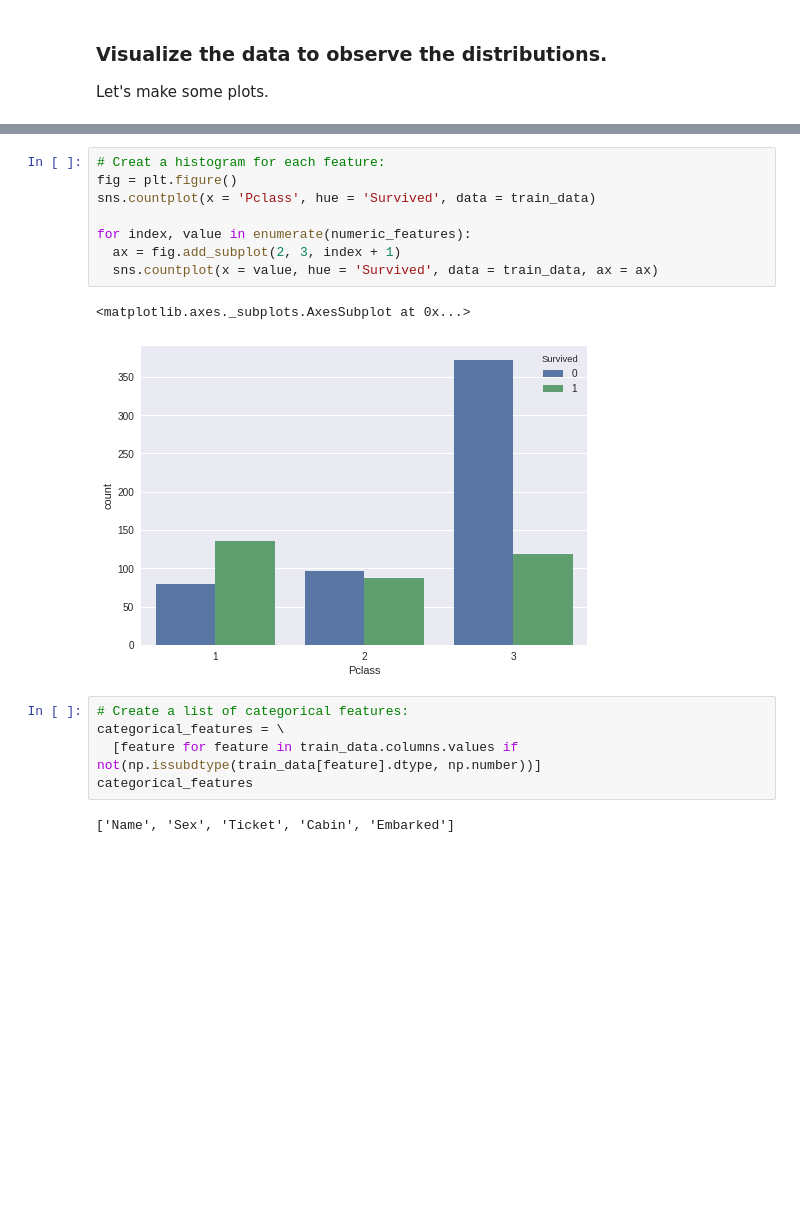
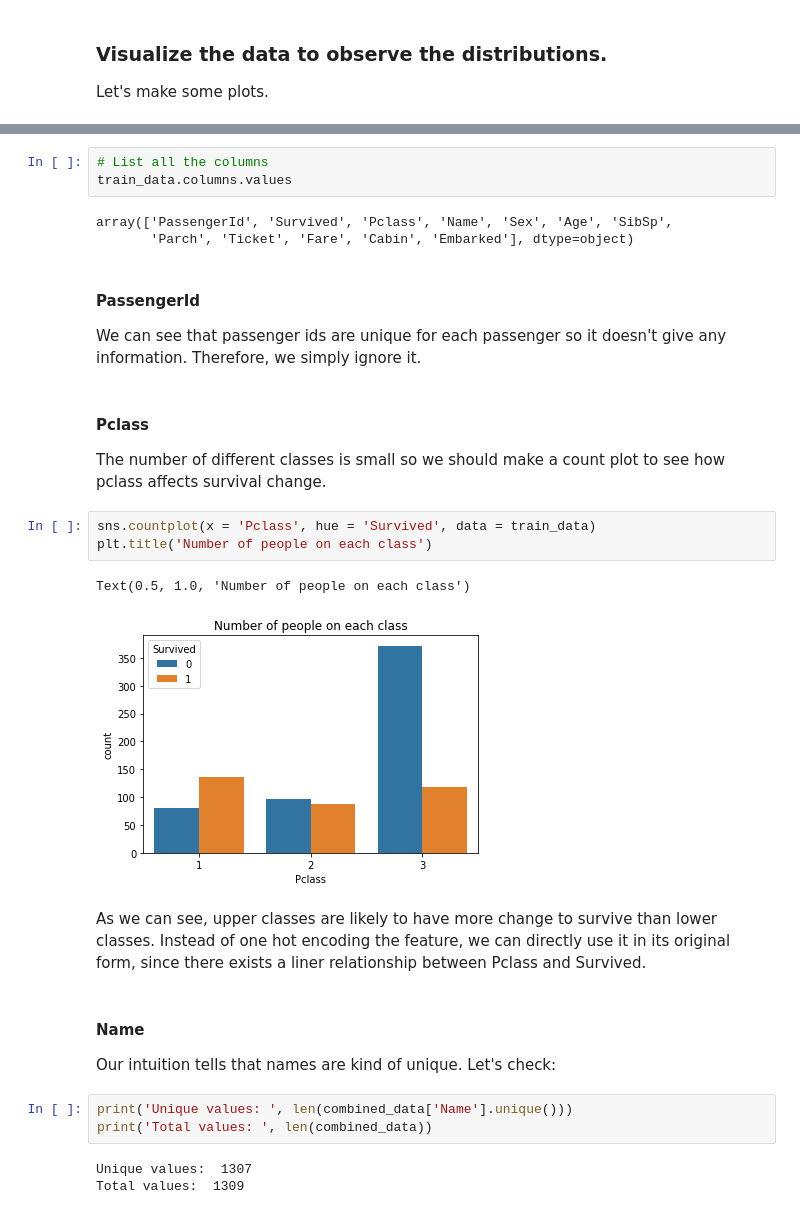
Before and after one commit to JATC1024/First-steps-into-Data-Science, a Jupyter notebook: Titanic.ipynb, the cells around one changed output, grey strips where cells are left out. Saved outputs shown, nothing was run; the diff lists cells and outputs as text; blank space fills up the shorter version.

```diff
--- a/Titanic.ipynb
+++ b/Titanic.ipynb
@@ -122,18 +150,29 @@ numeric_features
-# %%
-# Creat a histogram for each feature:
-fig = plt.figure()
-sns.countplot(x = 'Pclass', hue = 'Survived', data = train_data)
-
-for index, value in enumerate(numeric_features):
-  ax = fig.add_subplot(2, 3, index + 1)
-  sns.countplot(x = value, hue = 'Survived', data = train_data, ax = ax)
-# %% [output]
-<matplotlib.axes._subplots.AxesSubplot at 0x...>
-[figure, removed]
-# %%
-# Create a list of categorical features:
-categorical_features = \
-  [feature for feature in train_data.columns.values if not(np.issubdtype(train_data[feature].dtype, np.number))]
-categorical_features
-# %% [output]
-['Name', 'Sex', 'Ticket', 'Cabin', 'Embarked']
+# %%
+# List all the columns
+train_data.columns.values
+# %% [output]
+array(['PassengerId', 'Survived', 'Pclass', 'Name', 'Sex', 'Age', 'SibSp',
+       'Parch', 'Ticket', 'Fare', 'Cabin', 'Embarked'], dtype=object)
+# %% [markdown]
+#### PassengerId
+We can see that passenger ids are unique for each passenger so it doesn't give any information. Therefore, we simply ignore it.
+# %% [markdown]
+#### Pclass
+The number of different classes is small so we should make a count plot to see how pclass affects survival change.
+# %%
+sns.countplot(x = 'Pclass', hue = 'Survived', data = train_data)
+plt.title('Number of people on each class')
+# %% [output]
+Text(0.5, 1.0, 'Number of people on each class')
+[figure, added]
+# %% [markdown]
+As we can see, upper classes are likely to have more change to survive than lower classes. Instead of one hot encoding the feature, we can directly use it in its original form, since there exists a liner relationship between Pclass and Survived.
+# %% [markdown]
+#### Name
+Our intuition tells that names are kind of unique. Let's check:
+# %%
+print('Unique values: ', len(combined_data['Name'].unique()))
+print('Total values: ', len(combined_data))
+# %% [output]
+Unique values:  1307
+Total values:  1309
```
Also changed, not shown: parts of 81 cells of this notebook.
